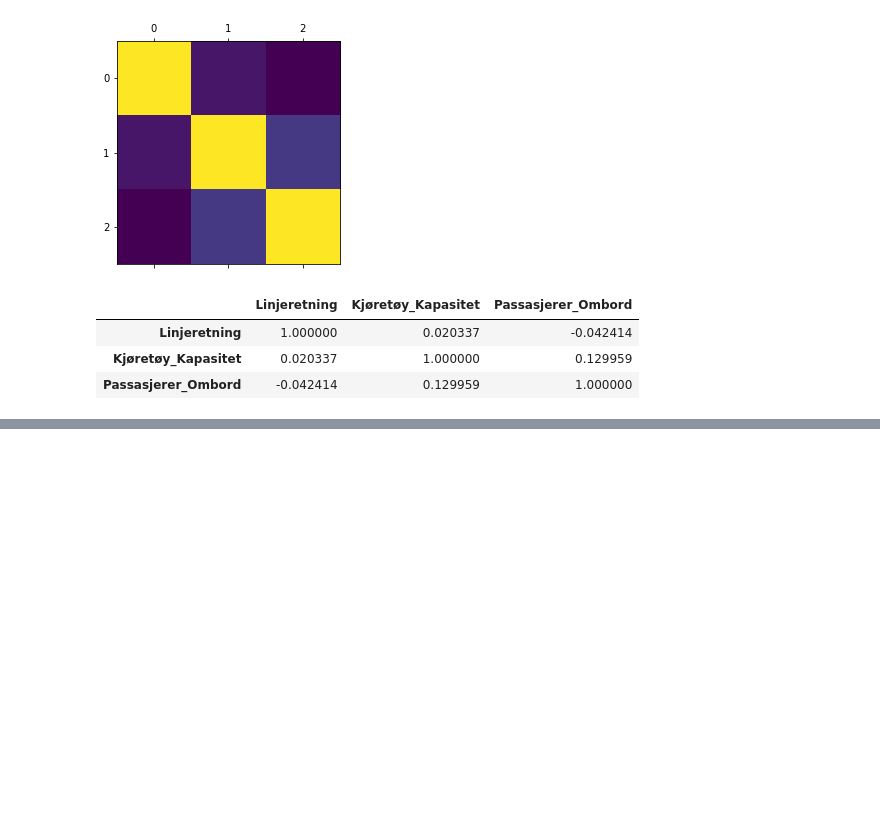
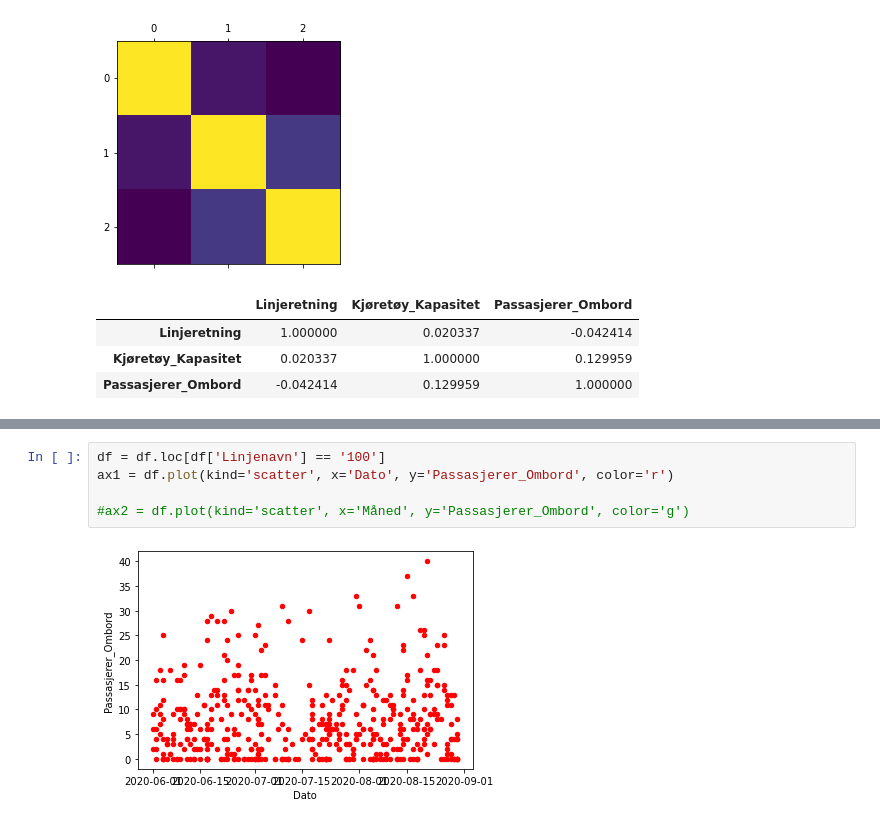
Before and after one commit to tomaloki/Assignment2_DAVE3625, a Jupyter notebook: Notebook/fanniOblig2.ipynb, the cells around one changed output, grey strips where cells are left out. Drawn from its saved outputs; the diff is of its cells as text; blank space fills up the shorter version.

```diff
--- a/Notebook/fanniOblig2.ipynb
+++ b/Notebook/fanniOblig2.ipynb
@@ -90 +92,8 @@ df2.sample(20)
+# %%
+df = df.loc[df['Linjenavn'] == '100']
+ax1 = df.plot(kind='scatter', x='Dato', y='Passasjerer_Ombord', color='r')
+
+#ax2 = df.plot(kind='scatter', x='Måned', y='Passasjerer_Ombord', color='g')
+# %% [output]
+[figure, added]
 # %%
```
Also changed, not shown: parts of 15 cells of this notebook.
